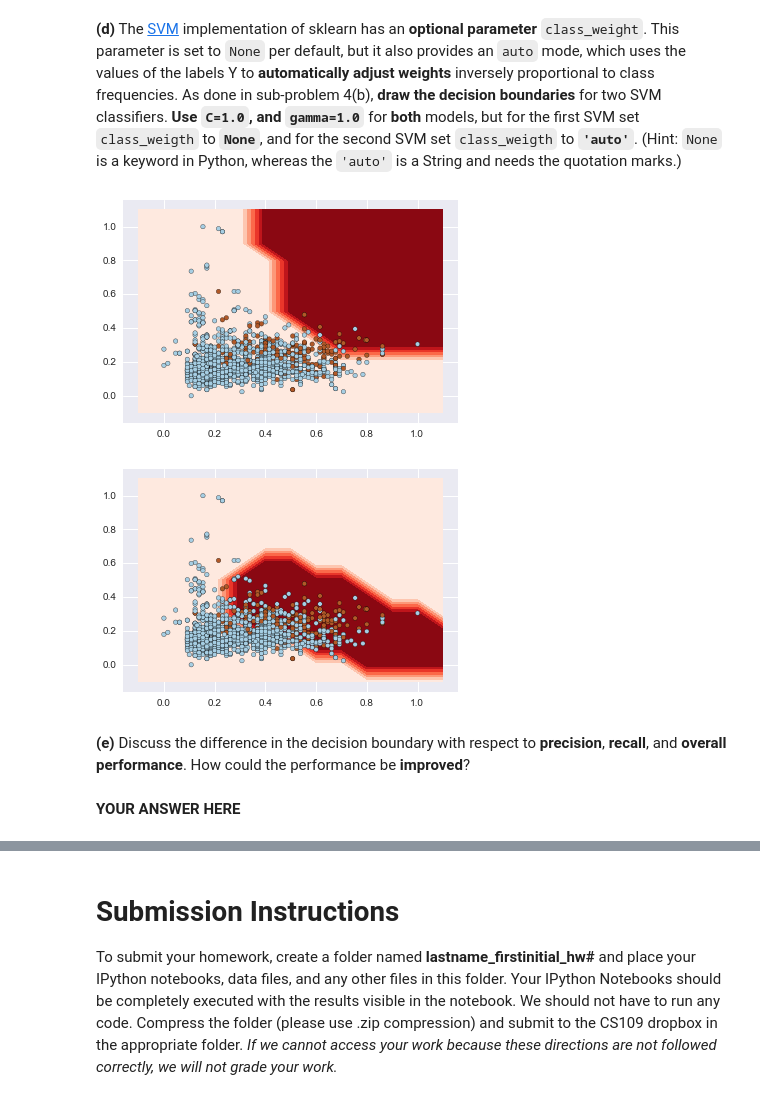
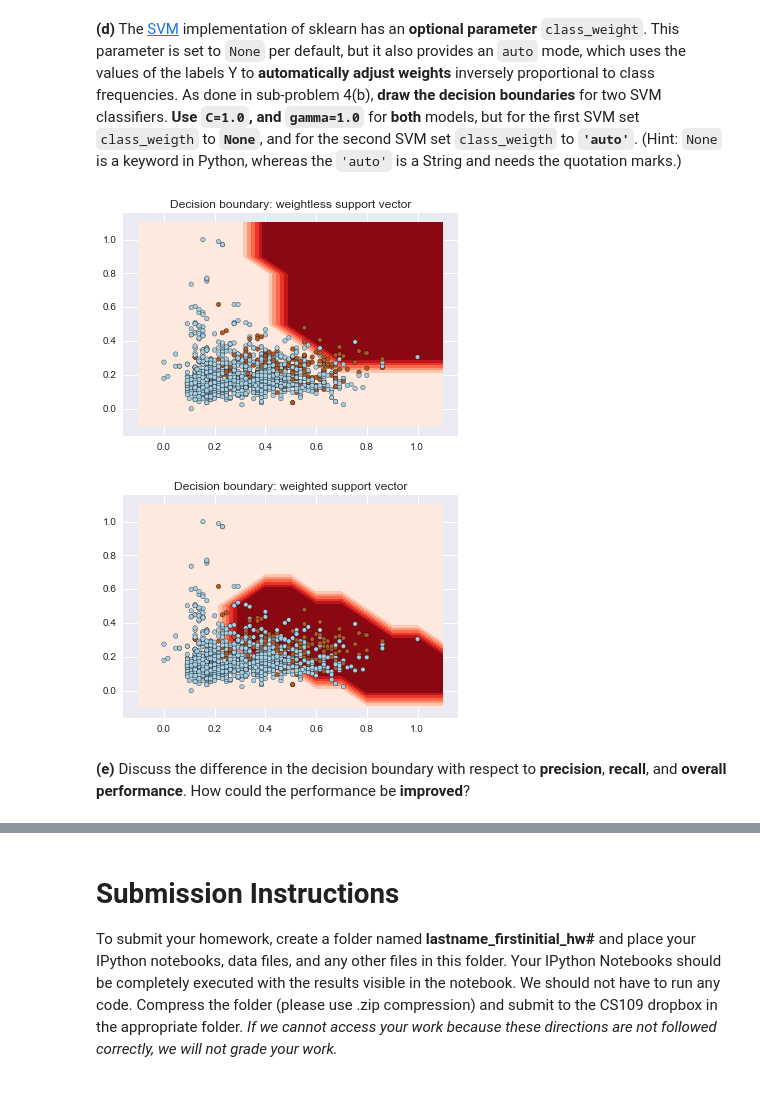
Before and after one commit to dimagalat/CSCI_E-109, a Jupyter notebook: homework/santos_n_hw5/HW5.ipynb, the cells around one changed output, grey strips where cells are left out. Drawn from its saved outputs; the diff is of its cells as text; code cells hidden in the pictures.

```diff
--- a/homework/santos_n_hw5/HW5.ipynb
+++ b/homework/santos_n_hw5/HW5.ipynb
@@ -333,7 +409,7 @@ from sklearn.svm import SVC
 from sklearn.tree import DecisionTreeClassifier
 import sklearn.linear_model
 
-def plot_decision_surface(clf, X_train, Y_train):
+def plot_decision_surface(clf, X_train, Y_train, clf_type):
     plot_step=0.1
 
     if X_train.shape[1] != 2:
@@ -352,6 +428,7 @@ def plot_decision_surface(clf, X_train, Y_train):
     Z = Z.reshape(xx.shape)
     cs = plt.contourf(xx, yy, Z, cmap=plt.cm.Reds)
     plt.scatter(X_train[:,0],X_train[:,1],c=Y_train,cmap=plt.cm.Paired)
+    plt.title('Decision boundary: ' + clf_type)
     plt.show()
 
 X_train = reds[[f1, f2]].as_matrix()
@@ -362,7 +439,7 @@ dfc = DecisionTreeClassifier(random_state=69).fit(X_train, Y_train)
 rfc = RandomForestClassifier(15, random_state=69).fit(X_train, Y_train)
 svc = SVC(C=100, gamma=1.0).fit(X_train, Y_train)
 
-plot_decision_surface(dfc, X_train, Y_train)
-plot_decision_surface(rfc, X_train, Y_train)
-plot_decision_surface(svc, X_train_minmax, Y_train)
+plot_decision_surface(dfc, X_train, Y_train, 'decision tree')
+plot_decision_surface(rfc, X_train, Y_train, 'random forest')
+plot_decision_surface(svc, X_train_minmax, Y_train, 'support vector')
 # %% [output]
@@ -380,13 +467,11 @@ Discuss the differences in the above decision surfaces in terms of their **compl
 # %%
 svc_weightless = SVC(C=100, gamma=1.0).fit(X_train, Y_train)
 svc_weighted = SVC(C=100, gamma=1.0, class_weight="auto").fit(X_train, Y_train)
 
-plot_decision_surface(svc_weightless, X_train_minmax, Y_train)
-plot_decision_surface(svc_weighted, X_train_minmax, Y_train)
+plot_decision_surface(svc_weightless, X_train_minmax, Y_train, 'weightless support vector')
+plot_decision_surface(svc_weighted, X_train_minmax, Y_train, 'weighted support vector')
 # %% [output]
-[figure, old version]
+[figure, new version]
-[figure, old version]
+[figure, new version]
 # %% [markdown]
 **(e)** Discuss the difference in the decision boundary with respect to **precision**, **recall**, and **overall performance**. How could the performance be **improved**?
-# %% [markdown]
-**YOUR ANSWER HERE**
```
Also changed, not shown: parts of 26 cells of this notebook, 1 other file.
